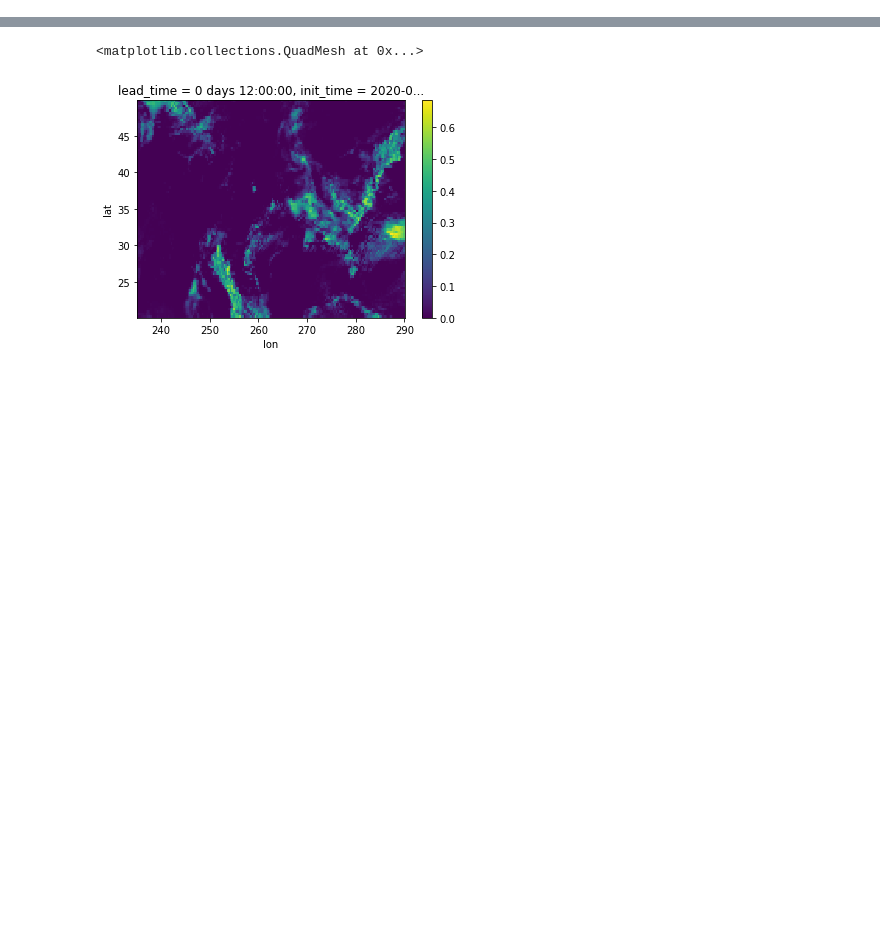
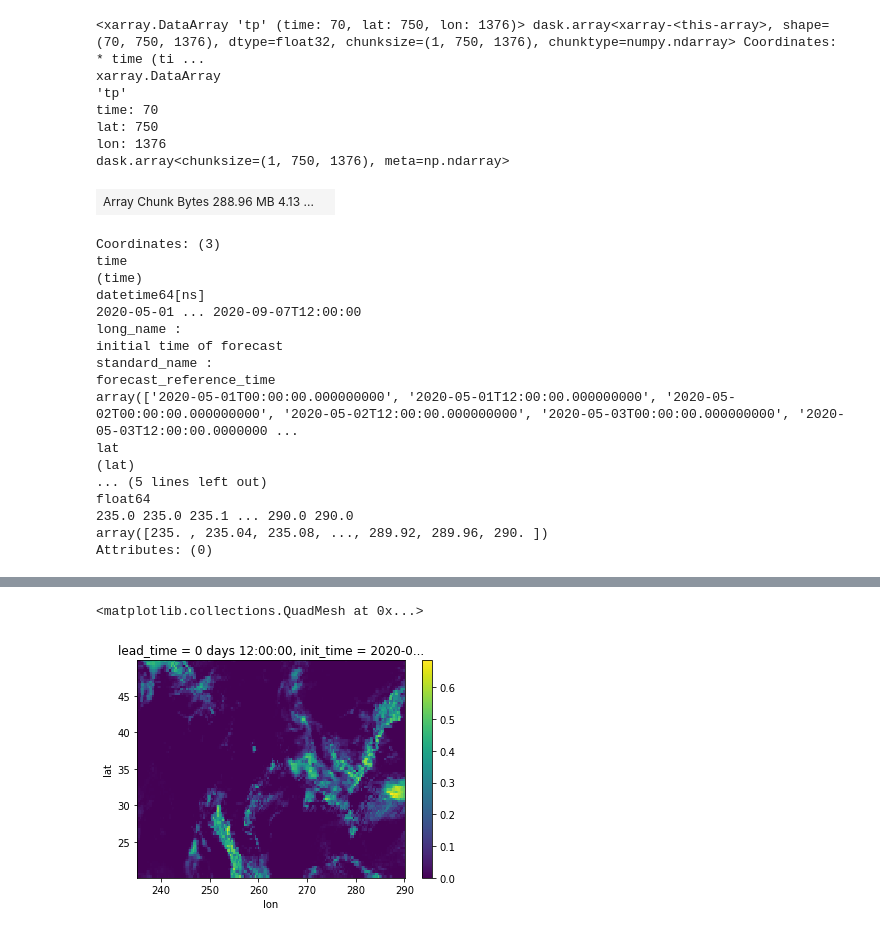
Before and after one commit to raspstephan/nwp-downscale, a Jupyter notebook: notebooks/MH_notebooks/03_Develop_baseline.ipynb, the cells around one changed output, grey strips where cells are left out. Cells and saved outputs as stored; diff of their text form; code cells hidden in the pictures; blank space fills up the shorter version.

```diff
--- a/notebooks/MH_notebooks/03_Develop_baseline.ipynb
+++ b/notebooks/MH_notebooks/03_Develop_baseline.ipynb
@@ -43,0 +93,28 @@ mrms = ds.mrms
+# %%
+mrms.chunk(dict(time=1))
+# %% [output]
+<xarray.DataArray 'tp' (time: 70, lat: 750, lon: 1376)> dask.array<xarray-<this-array>, shape=(70, 750, 1376), dtype=float32, chunksize=(1, 750, 1376), chunktype=numpy.ndarray> Coordinates: * time (ti ...
+xarray.DataArray
+'tp'
+time: 70
+lat: 750
+lon: 1376
+dask.array<chunksize=(1, 750, 1376), meta=np.ndarray>
+| Array Chunk Bytes 288.96 MB 4.13 ... |  |
+Coordinates: (3)
+time
+(time)
+datetime64[ns]
+2020-05-01 ... 2020-09-07T12:00:00
+long_name :
+initial time of forecast
+standard_name :
+forecast_reference_time
+array(['2020-05-01T00:00:00.000000000', '2020-05-01T12:00:00.000000000', '2020-05-02T00:00:00.000000000', '2020-05-02T12:00:00.000000000', '2020-05-03T00:00:00.000000000', '2020-05-03T12:00:00.0000000 ...
+lat
+(lat)
+... (5 lines left out)
+float64
+235.0 235.0 235.1 ... 290.0 290.0
+array([235. , 235.04, 235.08, ..., 289.92, 289.96, 290. ])
+Attributes: (0)
```
Also changed, not shown: parts of 12 cells of this notebook.
